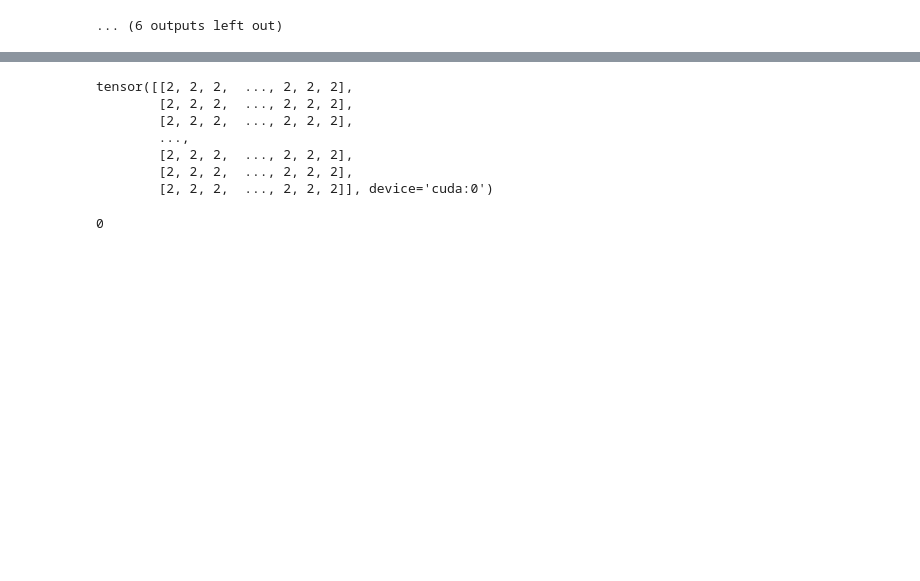
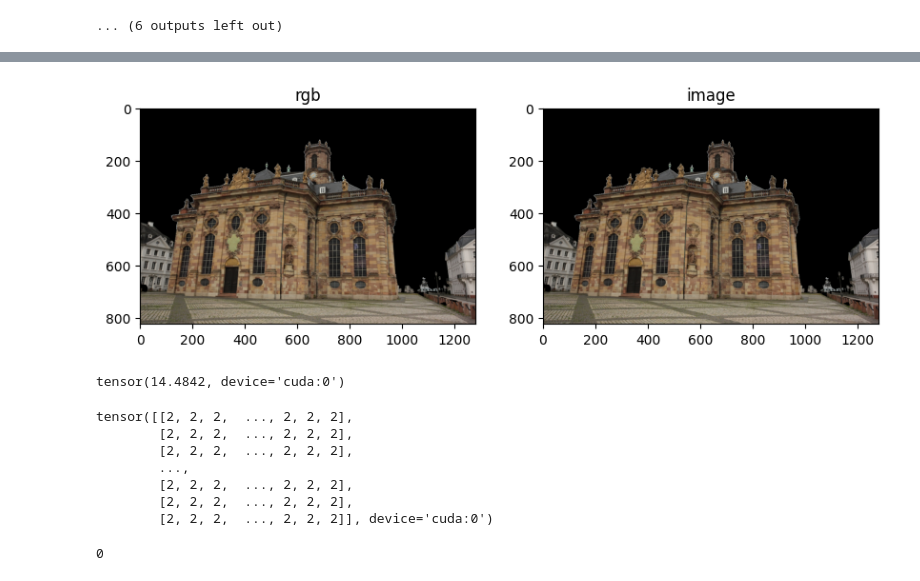
Before and after one commit to JADGardner/neusky, a Jupyter notebook: notebooks/test.ipynb, the cells around one changed output, grey strips where cells are left out. Drawn from its saved outputs; the diff is of its cells as text; code cells hidden in the pictures; blank space fills up the shorter version.

```diff
--- a/notebooks/test.ipynb
+++ b/notebooks/test.ipynb
@@ -71,0 +122,19 @@ ray_bundle, batch = datamanager.next_train(0)
+# %%
+if model.config.eval_latent_optimise_method in ["nerf_osr_holdout", "nerf_osr_envmap"]:
+    # we need to only compute metrics within the mask
+    mask = batch["mask"][..., 0:1] # this will be the nerfosr test masks provided, baiscally its only using building for metrics
+    mask = mask.to(model.device)
+    rgb_masked = rgb * mask.expand_as(rgb)
+    image_masked = image * mask.expand_as(image)
+
+# plot rgb and image
+plt.figure(figsize=(10, 10))
+plt.subplot(1, 2, 1)
+plt.imshow(rgb_masked.cpu().numpy())
+plt.title("rgb")
+plt.subplot(1, 2, 2)
+plt.imshow(image_masked.cpu().numpy())
+plt.title("image")
+plt.show()
+# %% [output]
+[figure, added]
@@ -72,3 +154,7 @@ ray_bundle, batch = datamanager.next_train(0)
+# %%
+psnr
+# %% [output]
+tensor(14.4842, device='cuda:0')
 # %%
 image_idx, camera_ray_bundle, batch = datamanager.next_eval_image(1)
 # %%
```
Also changed, not shown: parts of 8 cells of this notebook, 4 other files.
